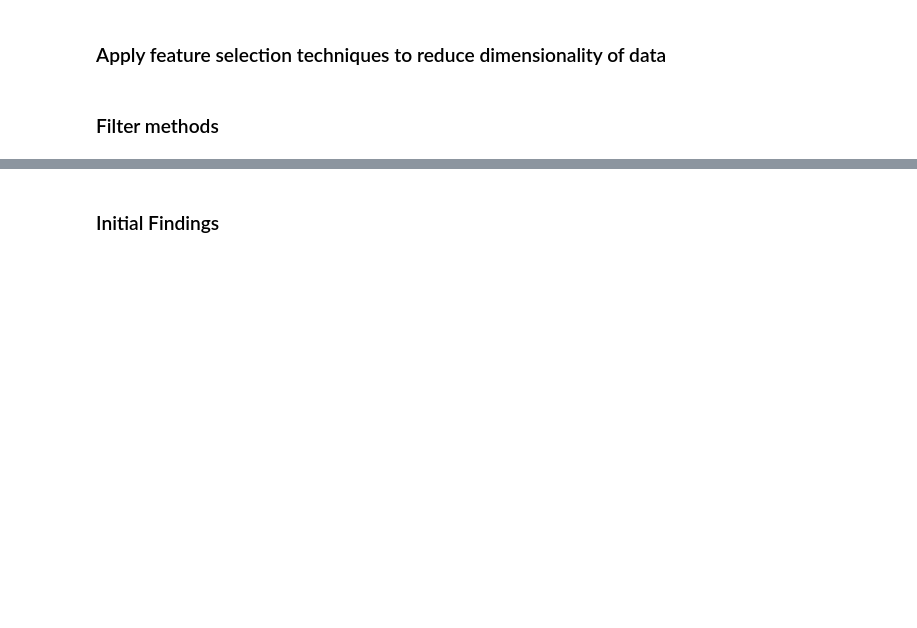
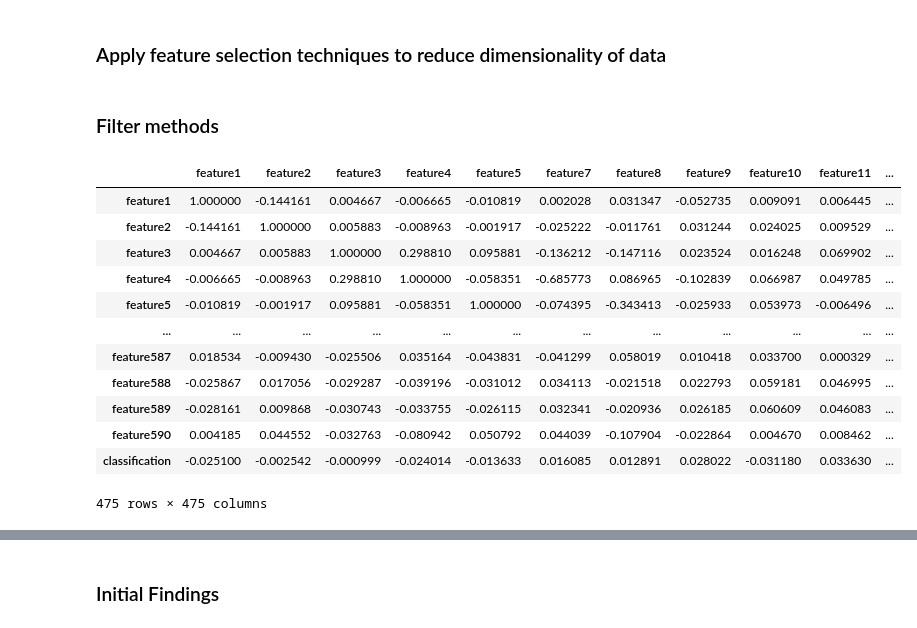
Before and after one commit to ryanarbow/uw_data_science, a Jupyter notebook: DS_ml_techniques_3/ Milestone01_RyanArbow-Copy2.ipynb, the cells around one changed output, grey strips where cells are left out. Saved outputs shown, nothing was run; the diff lists cells and outputs as text; code cells hidden in the pictures; blank space fills up the shorter version.

```diff
--- a/DS_ml_techniques_3/ Milestone01_RyanArbow-Copy2.ipynb
+++ b/DS_ml_techniques_3/ Milestone01_RyanArbow-Copy2.ipynb
@@ -178,3 +178,21 @@ Y = resampled['classification']
 ### Apply feature selection techniques to reduce dimensionality of data
 # %% [markdown]
 ### Filter methods
+# %%
+# use corr method to find the pairwise correlation of all columns in the dataframe
+corr_matrix = df.corr()
+corr_matrix
+# %% [output]
+|  | feature1 | feature2 | feature3 | feature4 | feature5 | feature7 | feature8 | feature9 | feature10 | feature11 | ... |
+| feature1 | 1.000000 | -0.144161 | 0.004667 | -0.006665 | -0.010819 | 0.002028 | 0.031347 | -0.052735 | 0.009091 | 0.006445 | ... |
+| feature2 | -0.144161 | 1.000000 | 0.005883 | -0.008963 | -0.001917 | -0.025222 | -0.011761 | 0.031244 | 0.024025 | 0.009529 | ... |
+| feature3 | 0.004667 | 0.005883 | 1.000000 | 0.298810 | 0.095881 | -0.136212 | -0.147116 | 0.023524 | 0.016248 | 0.069902 | ... |
+| feature4 | -0.006665 | -0.008963 | 0.298810 | 1.000000 | -0.058351 | -0.685773 | 0.086965 | -0.102839 | 0.066987 | 0.049785 | ... |
+| feature5 | -0.010819 | -0.001917 | 0.095881 | -0.058351 | 1.000000 | -0.074395 | -0.343413 | -0.025933 | 0.053973 | -0.006496 | ... |
+| ... | ... | ... | ... | ... | ... | ... | ... | ... | ... | ... | ... |
+| feature587 | 0.018534 | -0.009430 | -0.025506 | 0.035164 | -0.043831 | -0.041299 | 0.058019 | 0.010418 | 0.033700 | 0.000329 | ... |
+| feature588 | -0.025867 | 0.017056 | -0.029287 | -0.039196 | -0.031012 | 0.034113 | -0.021518 | 0.022793 | 0.059181 | 0.046995 | ... |
+| feature589 | -0.028161 | 0.009868 | -0.030743 | -0.033755 | -0.026115 | 0.032341 | -0.020936 | 0.026185 | 0.060609 | 0.046083 | ... |
+| feature590 | 0.004185 | 0.044552 | -0.032763 | -0.080942 | 0.050792 | 0.044039 | -0.107904 | -0.022864 | 0.004670 | 0.008462 | ... |
+| classification | -0.025100 | -0.002542 | -0.000999 | -0.024014 | -0.013633 | 0.016085 | 0.012891 | 0.028022 | -0.031180 | 0.033630 | ... |
+475 rows × 475 columns
```
Also changed, not shown: parts of 43 cells of this notebook, 19 other files.
